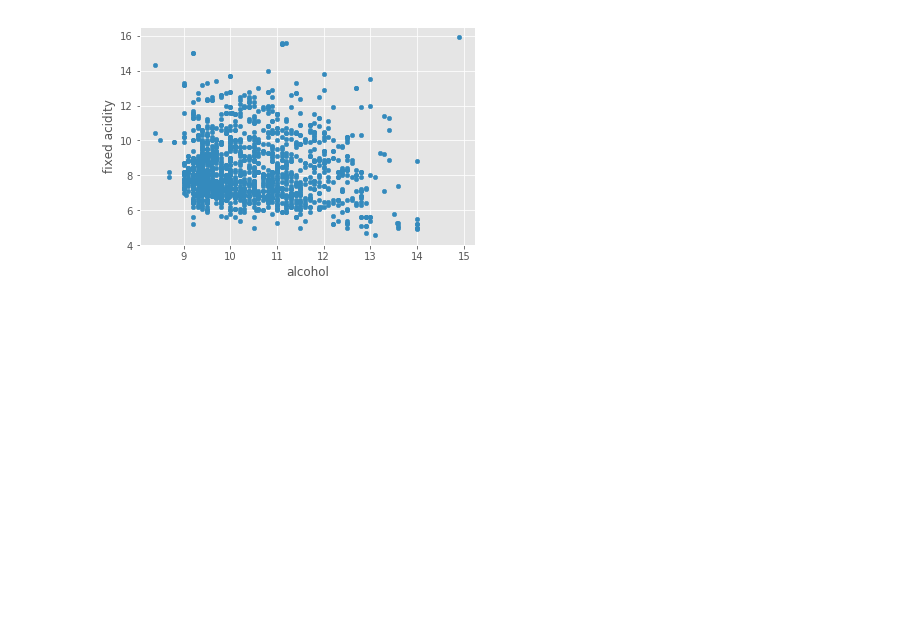
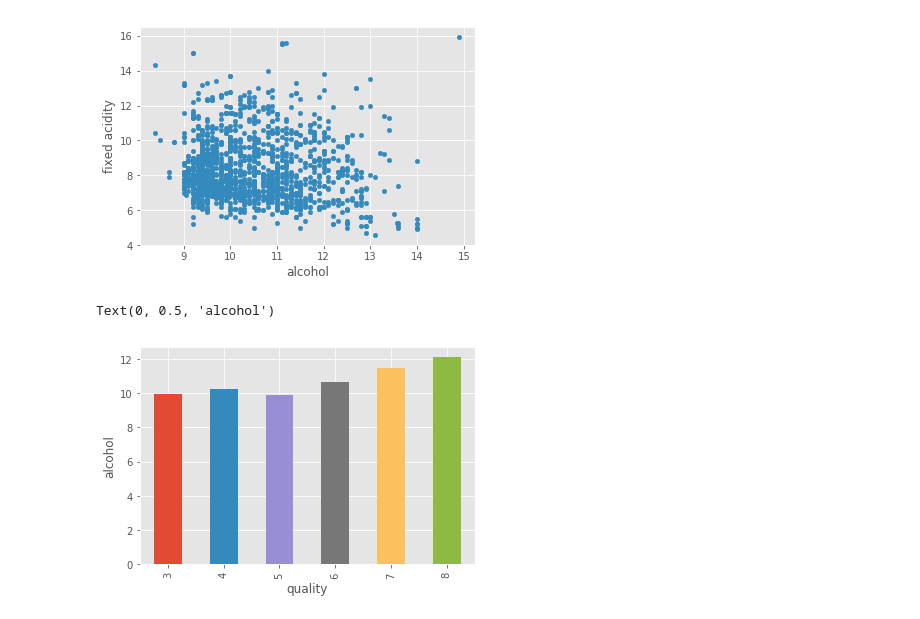
Before and after one commit to FlorianFedrau/Day8, a Jupyter notebook: Visualization.ipynb, the cells around one changed output. Saved outputs shown, nothing was run; the diff lists cells and outputs as text; code cells hidden in the pictures; blank space fills up the shorter version.

```diff
--- a/Visualization.ipynb
+++ b/Visualization.ipynb
@@ -77,0 +95,5 @@ df.plot.bar(x = 'alcohol', rot = 0)
+# %%
+df.groupby('quality').agg('mean').alcohol.plot(kind =  'bar').set_ylabel('alcohol')
+# %% [output]
+Text(0, 0.5, 'alcohol')
+[figure, added]
```
Also changed, not shown: parts of 10 cells of this notebook, 1 other file.
